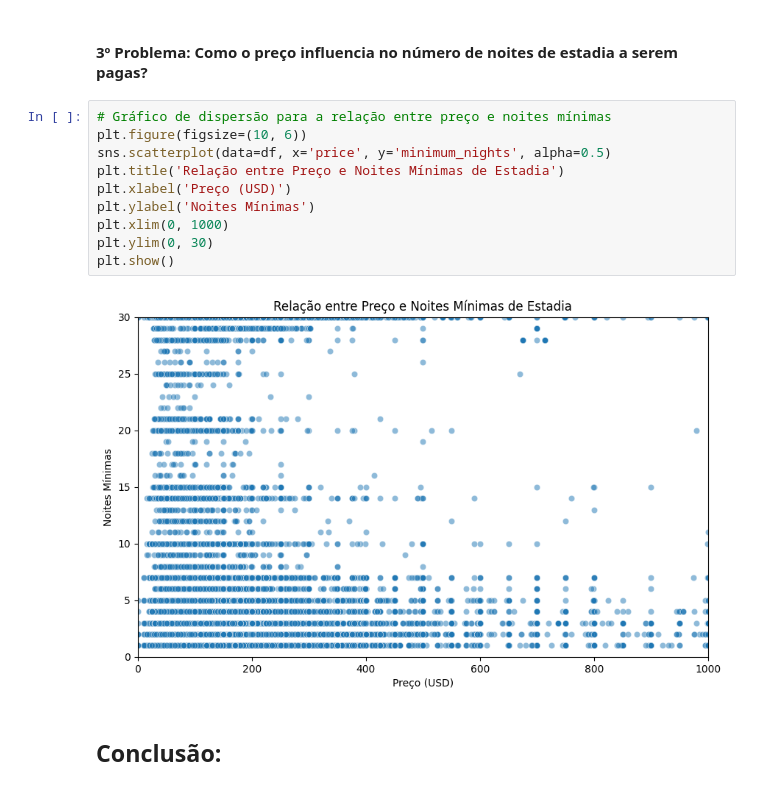
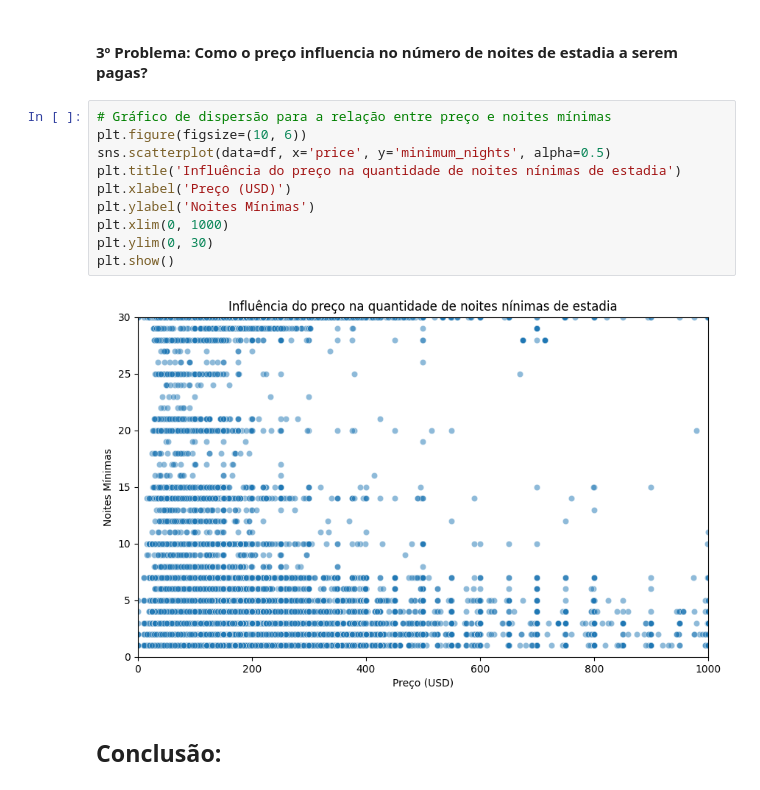
Before and after one commit to joaovincosta/AulasPA, a Jupyter notebook: Análise_de_Dados_Airbnb_NYC.ipynb, the cells around one changed output. Saved outputs shown, nothing was run; the diff lists cells and outputs as text.

```diff
--- a/Análise_de_Dados_Airbnb_NYC.ipynb
+++ b/Análise_de_Dados_Airbnb_NYC.ipynb
@@ -143,14 +143,14 @@ plt.show()
 # %%
 # Gráfico de dispersão para a relação entre preço e noites mínimas
 plt.figure(figsize=(10, 6))
 sns.scatterplot(data=df, x='price', y='minimum_nights', alpha=0.5)
-plt.title('Relação entre Preço e Noites Mínimas de Estadia')
+plt.title('Influência do preço na quantidade de noites nínimas de estadia')
 plt.xlabel('Preço (USD)')
 plt.ylabel('Noites Mínimas')
 plt.xlim(0, 1000)
 plt.ylim(0, 30)
 plt.show()
 # %% [output]
-[figure, old version]
+[figure, new version]
 # %% [markdown]
 ## **Conclusão:**
```
Also changed, not shown: parts of 2 cells of this notebook.
